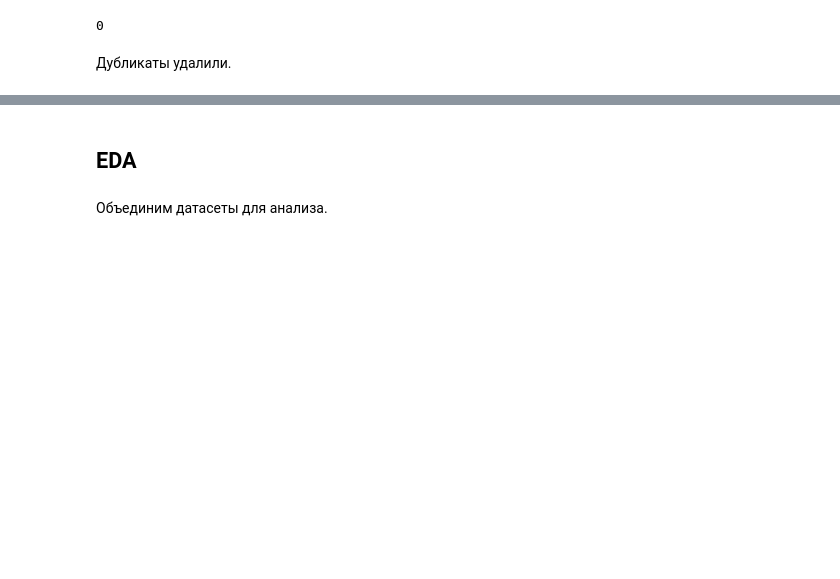
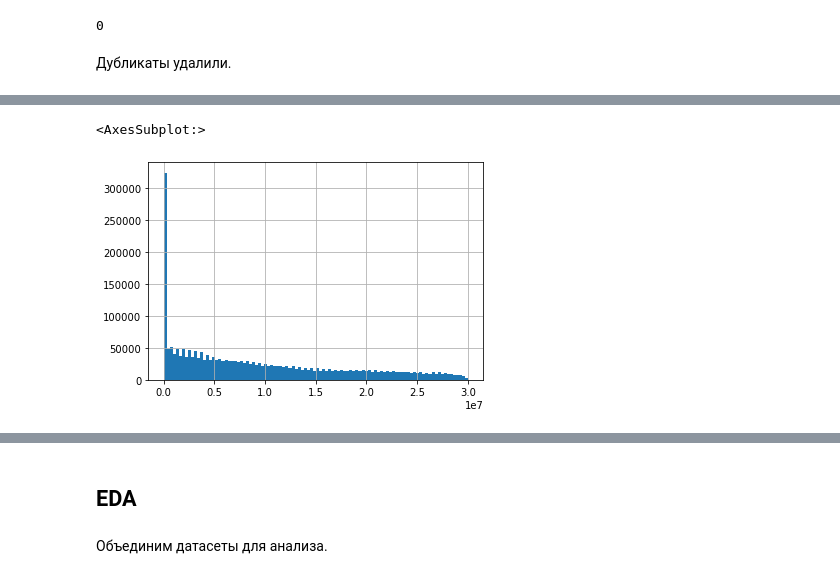
Before and after one commit to snakerzr/cupcake_churn_prediction, a Jupyter notebook: notebook.ipynb, the cells around one changed output, grey strips where cells are left out. Cells and saved outputs as stored; diff of their text form; code cells hidden in the pictures; blank space fills up the shorter version.

```diff
--- a/notebook.ipynb
+++ b/notebook.ipynb
@@ -113,0 +232,5 @@ df.duplicated().sum()
+# %%
+df['first_buy_timestamp_delta'].dt.total_seconds().astype('int').hist(bins=100)
+# %% [output]
+<AxesSubplot:>
+[figure, added]
```
Also changed, not shown: parts of 33 cells of this notebook.
